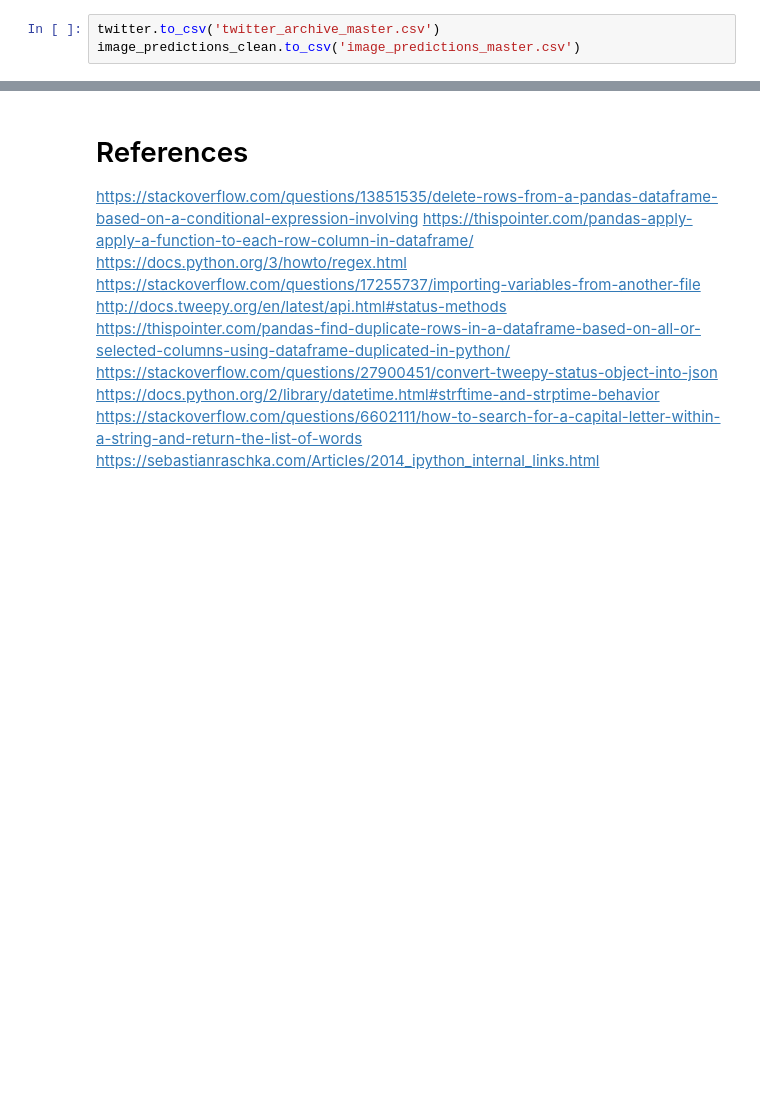
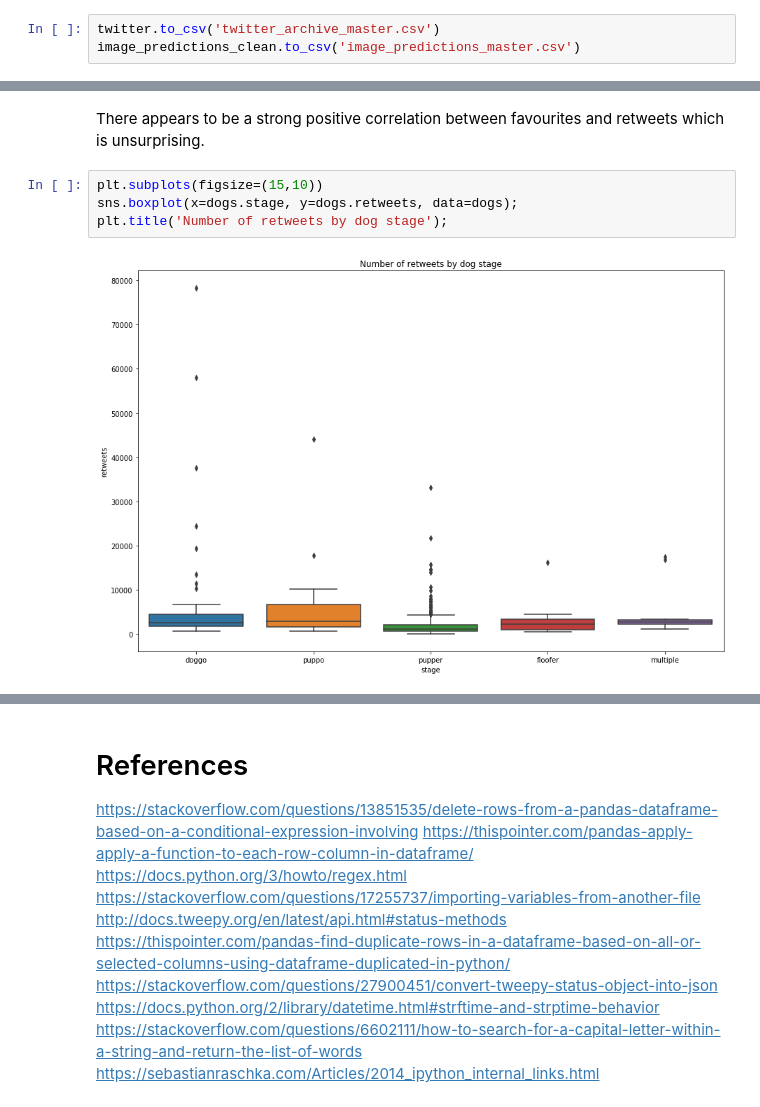
Before and after one commit to aleighton/Project4, a Jupyter notebook: wrangle_act.ipynb, the cells around one changed output, grey strips where cells are left out. Saved outputs shown, nothing was run; the diff lists cells and outputs as text; blank space fills up the shorter version.

```diff
--- a/wrangle_act.ipynb
+++ b/wrangle_act.ipynb
@@ -674,0 +728,8 @@ image_predictions_clean.to_csv('image_predictions_master.csv')
+# %% [markdown]
+There appears to be a strong positive correlation between favourites and retweets which is unsurprising.
+# %%
+plt.subplots(figsize=(15,10))
+sns.boxplot(x=dogs.stage, y=dogs.retweets, data=dogs);
+plt.title('Number of retweets by dog stage');
+# %% [output]
+[figure, added]
```
Also changed, not shown: parts of 28 cells of this notebook.
